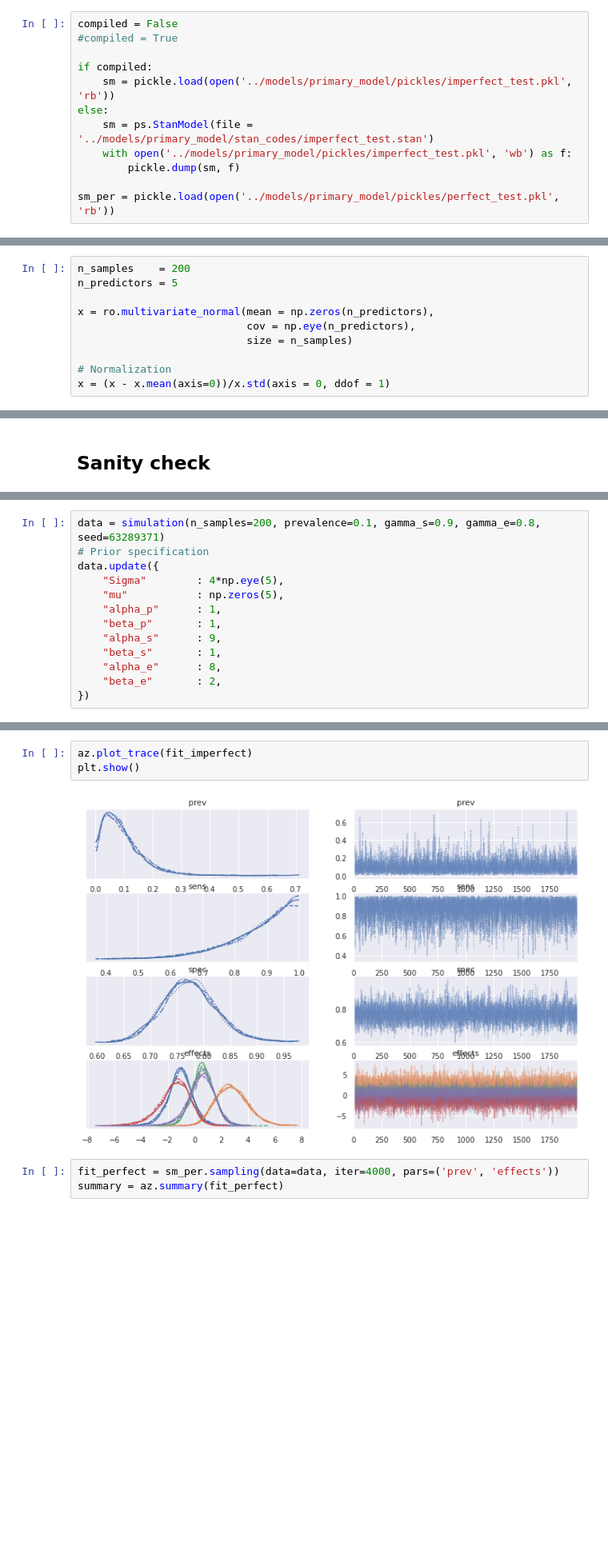
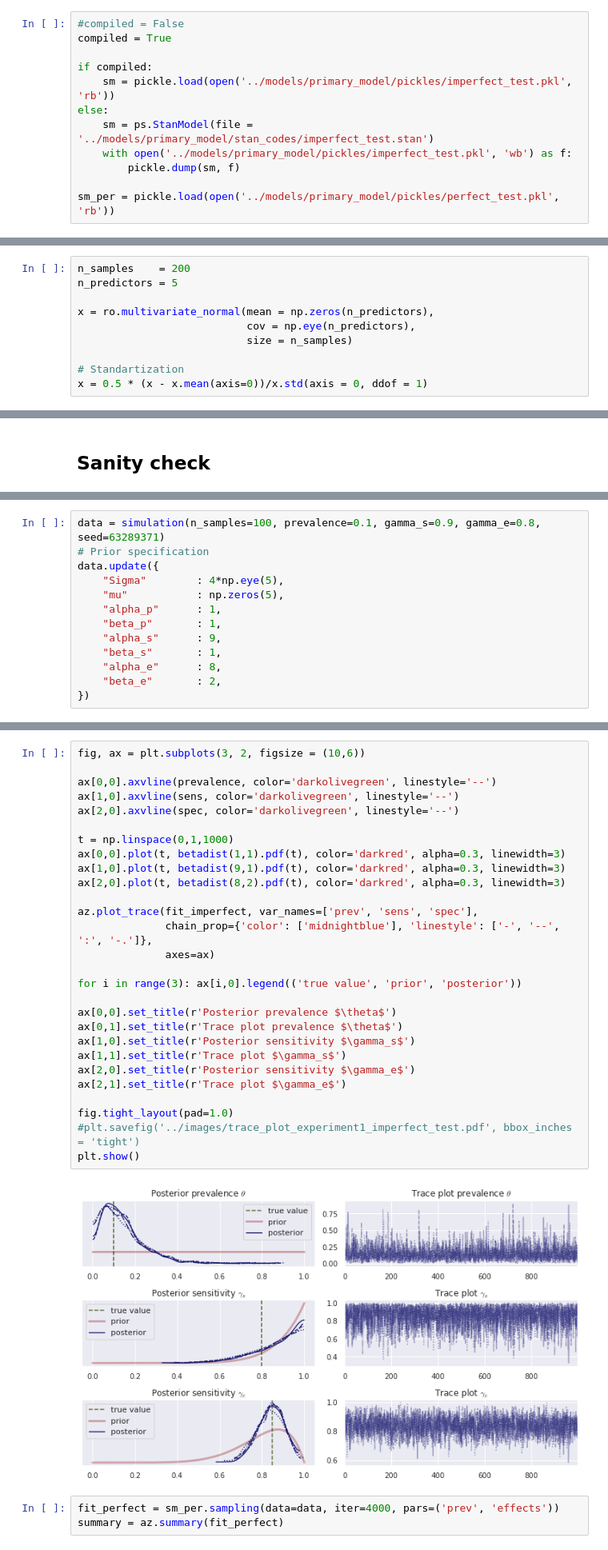
Before and after one commit to lucasmoschen/rds-bayesian-analysis-tcc, a Jupyter notebook: notebooks_book/imperfect_test.ipynb, the cells around one changed output, grey strips where cells are left out. Shown at 80% size. Drawn from its saved outputs; the diff is of its cells as text; blank space fills up the shorter version.

Commit message:
add more experiments

```diff
--- a/notebooks_book/imperfect_test.ipynb
+++ b/notebooks_book/imperfect_test.ipynb
@@ -42,8 +43,8 @@ ro = np.random.RandomState(1000)
 
 Below we can see the code written in Stan.
 # %%
-compiled = False
-#compiled = True
+#compiled = False
+compiled = True
 
 if compiled:
     sm = pickle.load(open('../models/primary_model/pickles/imperfect_test.pkl', 'rb'))
@@ -113,8 +112,8 @@ x = ro.multivariate_normal(mean = np.zeros(n_predictors),
                            cov = np.eye(n_predictors),
                            size = n_samples)
 
-# Normalization
-x = (x - x.mean(axis=0))/x.std(axis = 0, ddof = 1)
+# Standartization
+x = 0.5 * (x - x.mean(axis=0))/x.std(axis = 0, ddof = 1)
 # %% [markdown]
 Note that we generate $x$ in the same way as for perfect tests model tests.
 # %%
@@ -218,7 +218,7 @@ def simulation(n_samples, prevalence, gamma_s, gamma_e, beta=[-0.1, 2.5, 1.4, -1
 
     return data
 # %%
-data = simulation(n_samples=200, prevalence=0.1, gamma_s=0.9, gamma_e=0.8, seed=63289371)
+data = simulation(n_samples=100, prevalence=0.1, gamma_s=0.9, gamma_e=0.8, seed=63289371)
 # Prior specification
 data.update({
     "Sigma"        : 4*np.eye(5),
@@ -252,8 +252,33 @@ summary
 # %%
-az.plot_trace(fit_imperfect)
+fig, ax = plt.subplots(3, 2, figsize = (10,6))
+
+ax[0,0].axvline(prevalence, color='darkolivegreen', linestyle='--')
+ax[1,0].axvline(sens, color='darkolivegreen', linestyle='--')
+ax[2,0].axvline(spec, color='darkolivegreen', linestyle='--')
+
+t = np.linspace(0,1,1000)
+ax[0,0].plot(t, betadist(1,1).pdf(t), color='darkred', alpha=0.3, linewidth=3)
+ax[1,0].plot(t, betadist(9,1).pdf(t), color='darkred', alpha=0.3, linewidth=3)
+ax[2,0].plot(t, betadist(8,2).pdf(t), color='darkred', alpha=0.3, linewidth=3)
+
+az.plot_trace(fit_imperfect, var_names=['prev', 'sens', 'spec'],
+              chain_prop={'color': ['midnightblue'], 'linestyle': ['-', '--', ':', '-.']},
+              axes=ax)
+
+for i in range(3): ax[i,0].legend(('true value', 'prior', 'posterior'))
+
+ax[0,0].set_title(r'Posterior prevalence $\theta$')
+ax[0,1].set_title(r'Trace plot prevalence $\theta$')
+ax[1,0].set_title(r'Posterior sensitivity $\gamma_s$')
+ax[1,1].set_title(r'Trace plot $\gamma_s$')
+ax[2,0].set_title(r'Posterior sensitivity $\gamma_e$')
+ax[2,1].set_title(r'Trace plot $\gamma_e$')
+
+fig.tight_layout(pad=1.0)
+#plt.savefig('../images/trace_plot_experiment1_imperfect_test.pdf', bbox_inches = 'tight')
 plt.show()
 # %% [output]
-[figure, old version]
+[figure, new version]
 # %%
 fit_perfect = sm_per.sampling(data=data, iter=4000, pars=('prev', 'effects'))
 summary = az.summary(fit_perfect)
```
Also changed, not shown: parts of 12 cells of this notebook, 7 other files.
